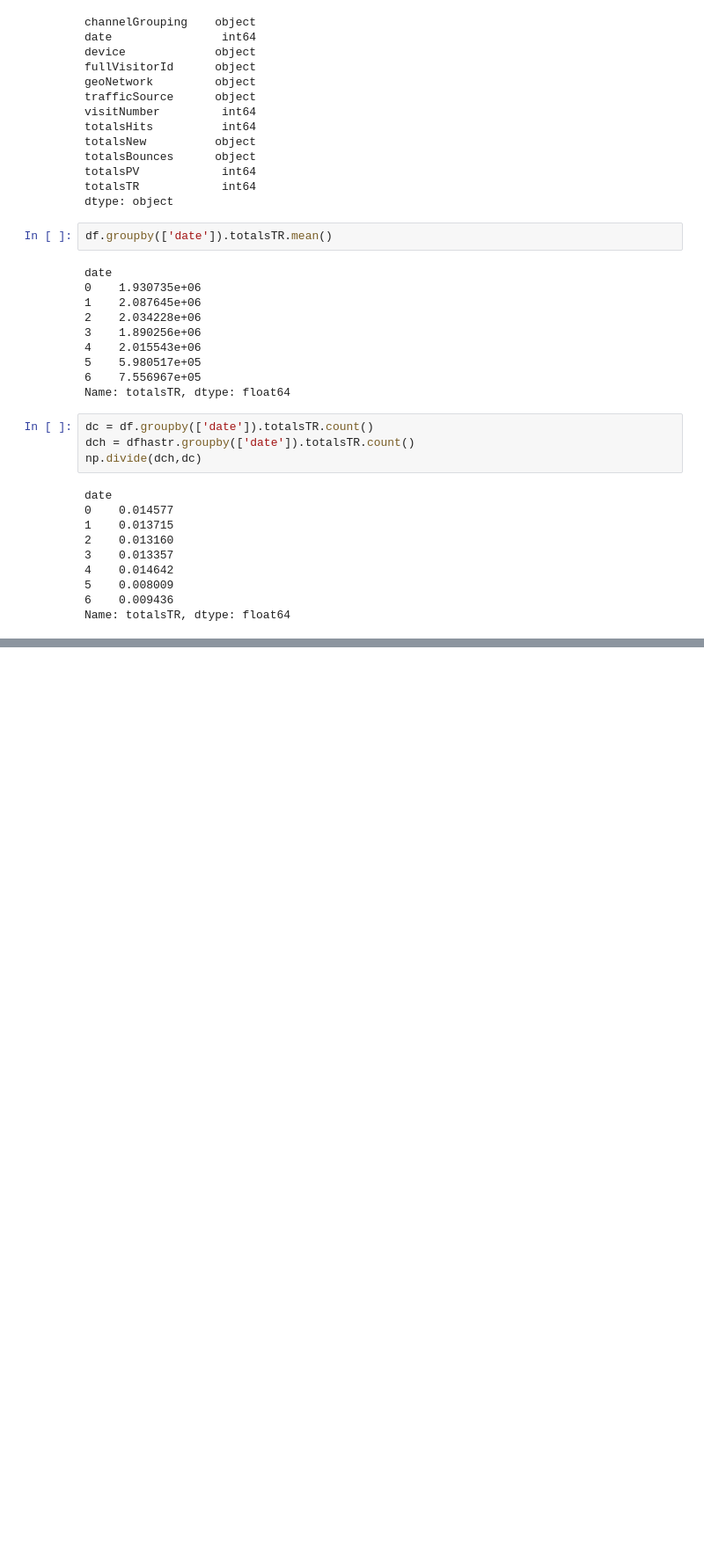
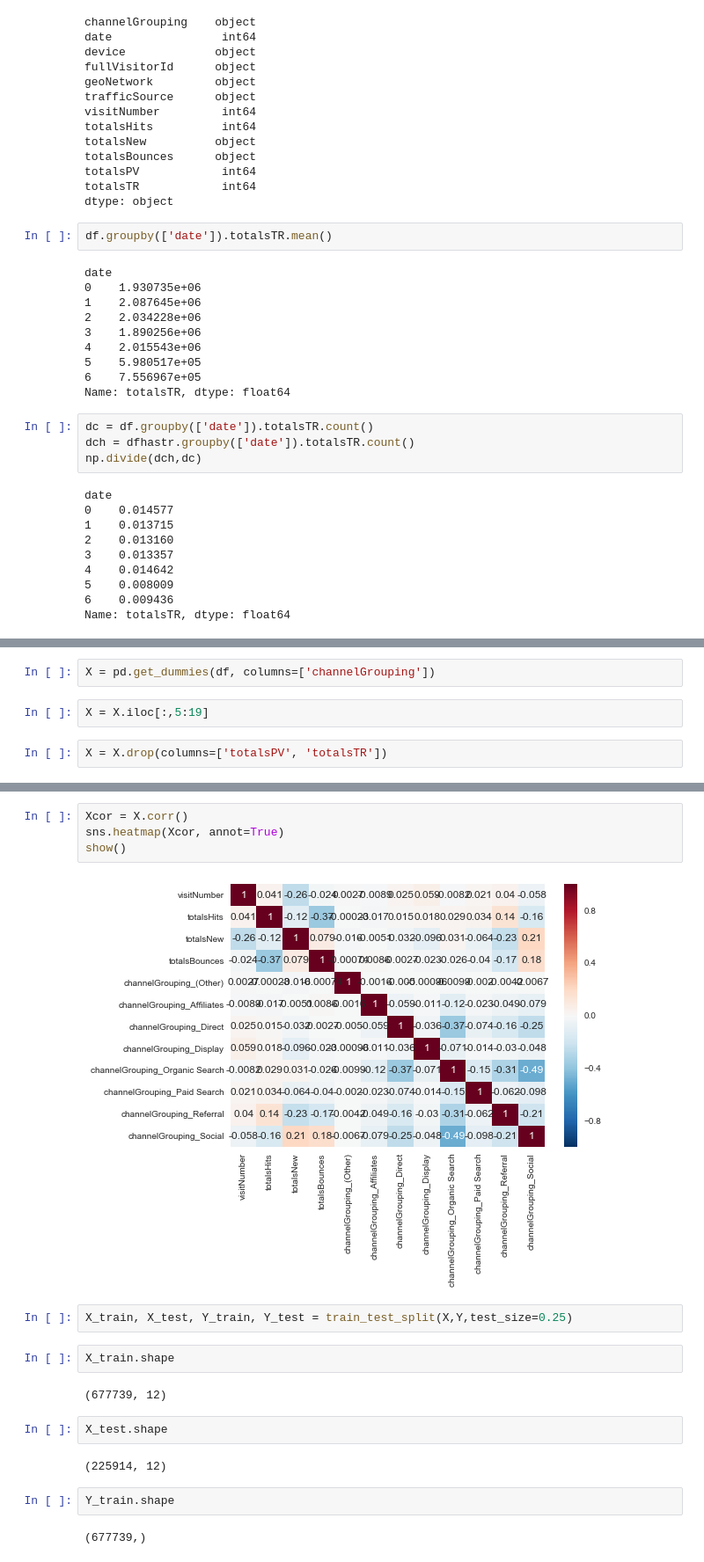
Before and after one commit to kfa408/GoogleAnalyticsCustomerRevenue, a Jupyter notebook: Explore.ipynb, the cells around one changed output, grey strips where cells are left out. Shown at 88% size. Drawn from its saved outputs; the diff is of its cells as text; blank space fills up the shorter version.

```diff
--- a/Explore.ipynb
+++ b/Explore.ipynb
@@ -704,0 +832,6 @@ Name: totalsTR, dtype: float64
+# %%
+X = pd.get_dummies(df, columns=['channelGrouping'])
+# %%
+X = X.iloc[:,5:19]
+# %%
+X = X.drop(columns=['totalsPV', 'totalsTR'])
@@ -704,0 +847,20 @@ Name: totalsTR, dtype: float64
+# %%
+Xcor = X.corr()
+sns.heatmap(Xcor, annot=True)
+show()
+# %% [output]
+[figure, added]
+# %%
+X_train, X_test, Y_train, Y_test = train_test_split(X,Y,test_size=0.25)
+# %%
+X_train.shape
+# %% [output]
+(677739, 12)
+# %%
+X_test.shape
+# %% [output]
+(225914, 12)
+# %%
+Y_train.shape
+# %% [output]
+(677739,)
```
Also changed, not shown: parts of 52 cells of this notebook.
